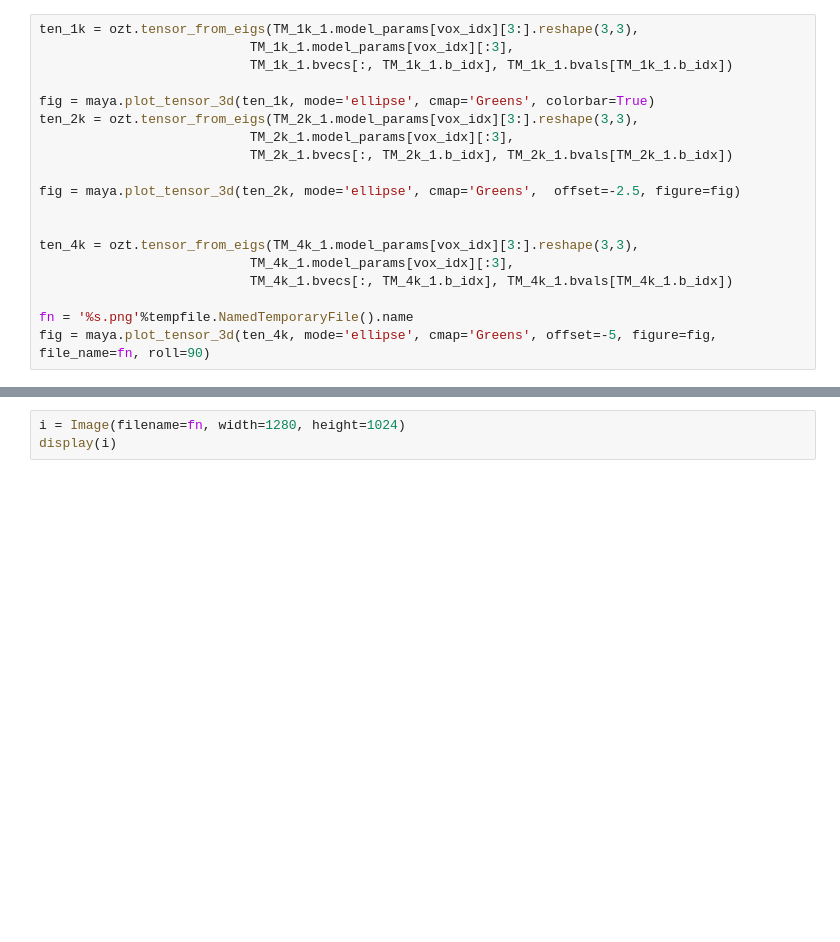
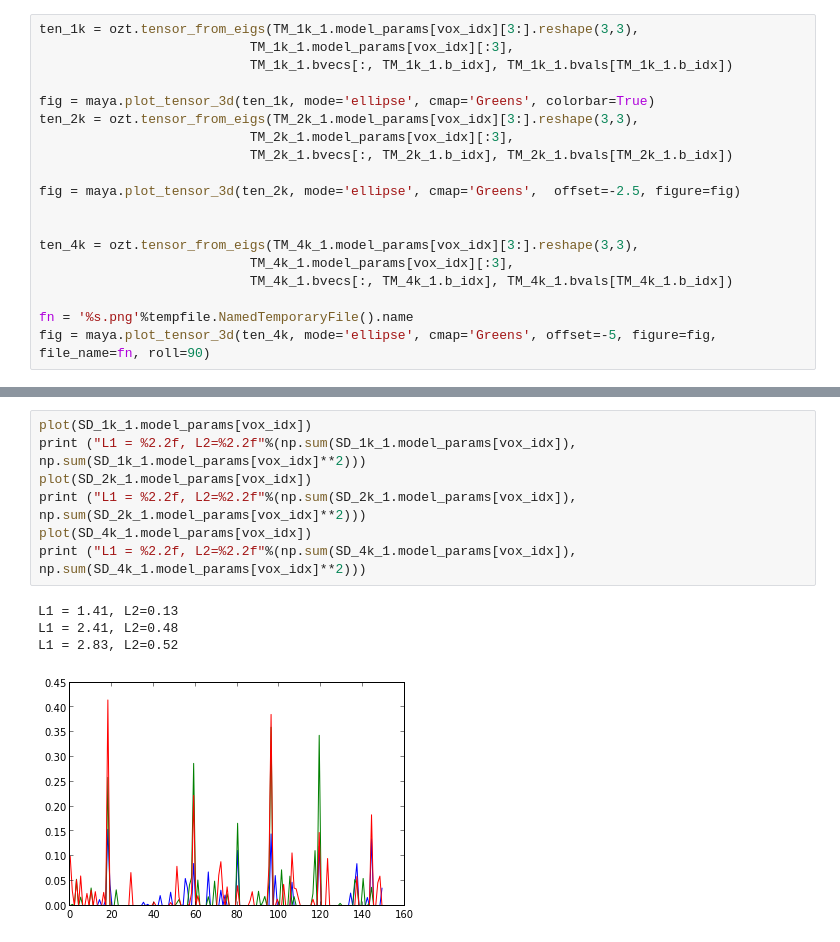
Before and after one commit to arokem/osmosis, a Jupyter notebook: doc/paper_figures/Figure1.ipynb, the cells around one changed output, grey strips where cells are left out. Drawn from its saved outputs; the diff is of its cells as text; blank space fills up the shorter version.

```diff
--- a/doc/paper_figures/Figure1.ipynb
+++ b/doc/paper_figures/Figure1.ipynb
@@ -210,3 +305,12 @@ fig = maya.plot_odf_interp(TM_4k_1.bvecs[:,TM_4k_1.b_idx], SD_4k_1.model_params[
-# %%
-i = Image(filename=fn, width=1280, height=1024)
-display(i)
+# %%
+plot(SD_1k_1.model_params[vox_idx])
+print ("L1 = %2.2f, L2=%2.2f"%(np.sum(SD_1k_1.model_params[vox_idx]), np.sum(SD_1k_1.model_params[vox_idx]**2)))
+plot(SD_2k_1.model_params[vox_idx])
+print ("L1 = %2.2f, L2=%2.2f"%(np.sum(SD_2k_1.model_params[vox_idx]), np.sum(SD_2k_1.model_params[vox_idx]**2)))
+plot(SD_4k_1.model_params[vox_idx])
+print ("L1 = %2.2f, L2=%2.2f"%(np.sum(SD_4k_1.model_params[vox_idx]), np.sum(SD_4k_1.model_params[vox_idx]**2)))
+# %% [output]
+L1 = 1.41, L2=0.13
+L1 = 2.41, L2=0.48
+L1 = 2.83, L2=0.52
+[figure, added]
```
Also changed, not shown: parts of 24 cells of this notebook, 12 other files.
